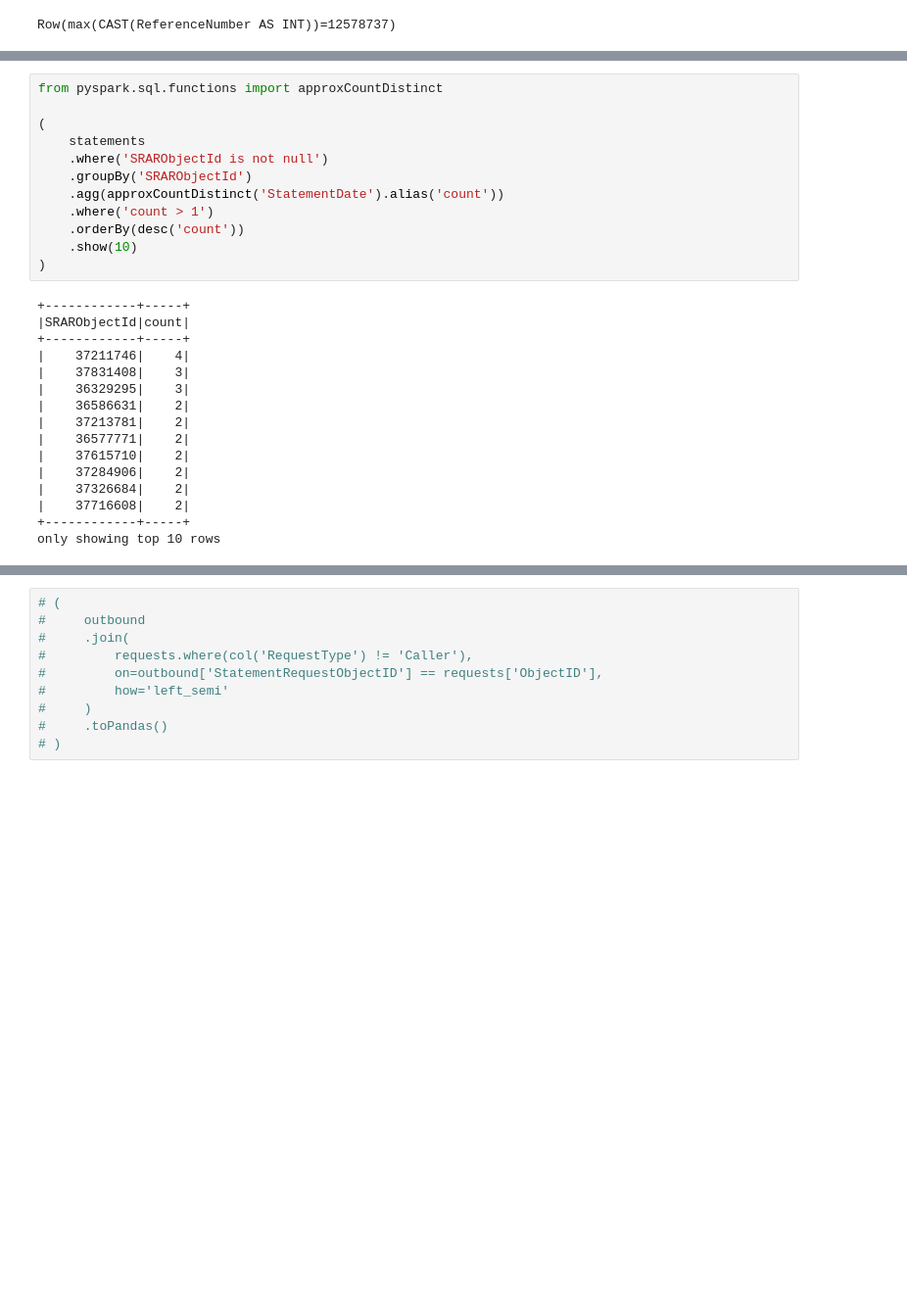
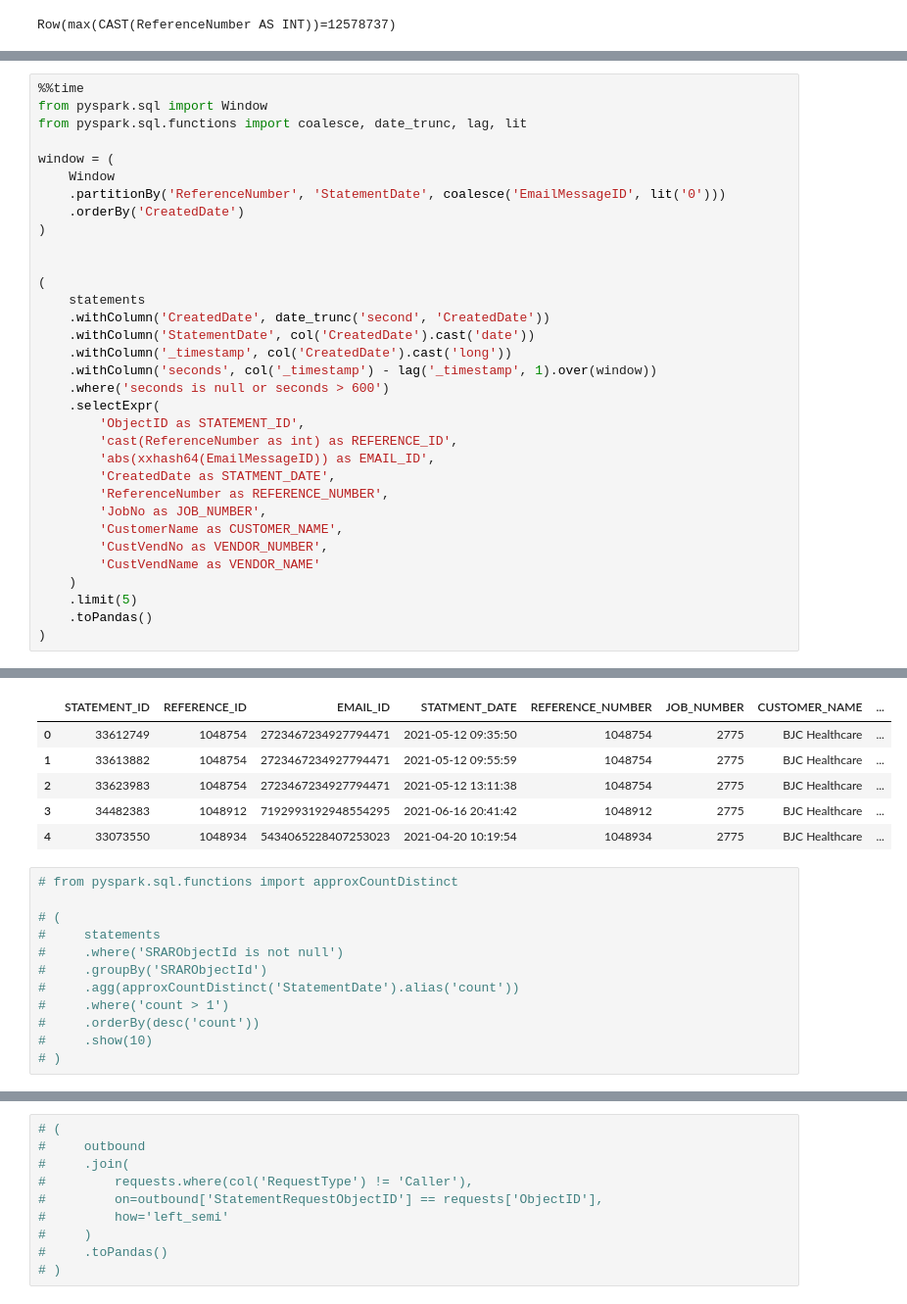
Before and after one commit to cpassorelli/call-reports, a Jupyter notebook: ipython/prepare-activities.ipynb, the cells around one changed output, grey strips where cells are left out. Shown at 98% size. Cells and saved outputs as stored; diff of their text form; blank space fills up the shorter version.

Commit message:
statements

```diff
--- a/ipython/prepare-activities.ipynb
+++ b/ipython/prepare-activities.ipynb
@@ -850,0 +782,34 @@ window = (
+# %%
+%%time
+from pyspark.sql import Window
+from pyspark.sql.functions import coalesce, date_trunc, lag, lit
+
+window = (
+    Window
+    .partitionBy('ReferenceNumber', 'StatementDate', coalesce('EmailMessageID', lit('0')))
+    .orderBy('CreatedDate')
+)
+
+
+(
+    statements
+    .withColumn('CreatedDate', date_trunc('second', 'CreatedDate'))
+    .withColumn('StatementDate', col('CreatedDate').cast('date'))
+    .withColumn('_timestamp', col('CreatedDate').cast('long'))
+    .withColumn('seconds', col('_timestamp') - lag('_timestamp', 1).over(window))
+    .where('seconds is null or seconds > 600')
+    .selectExpr(
+        'ObjectID as STATEMENT_ID',
+        'cast(ReferenceNumber as int) as REFERENCE_ID',
+        'abs(xxhash64(EmailMessageID)) as EMAIL_ID',
+        'CreatedDate as STATMENT_DATE',
+        'ReferenceNumber as REFERENCE_NUMBER',
+        'JobNo as JOB_NUMBER',
+        'CustomerName as CUSTOMER_NAME',
+        'CustVendNo as VENDOR_NUMBER',
+        'CustVendName as VENDOR_NAME'
+    )
+    .limit(5)
+    .toPandas()
+)
+# %% [output]
@@ -851,31 +818,21 @@ window = (
+|  | STATEMENT_ID | REFERENCE_ID | EMAIL_ID | STATMENT_DATE | REFERENCE_NUMBER | JOB_NUMBER | CUSTOMER_NAME | ... |
+| 0 | 33612749 | 1048754 | 2723467234927794471 | 2021-05-12 09:35:50 | 1048754 | 2775 | BJC Healthcare | ... |
+| 1 | 33613882 | 1048754 | 2723467234927794471 | 2021-05-12 09:55:59 | 1048754 | 2775 | BJC Healthcare | ... |
+| 2 | 33623983 | 1048754 | 2723467234927794471 | 2021-05-12 13:11:38 | 1048754 | 2775 | BJC Healthcare | ... |
+| 3 | 34482383 | 1048912 | 7192993192948554295 | 2021-06-16 20:41:42 | 1048912 | 2775 | BJC Healthcare | ... |
+| 4 | 33073550 | 1048934 | 5434065228407253023 | 2021-04-20 10:19:54 | 1048934 | 2775 | BJC Healthcare | ... |
 # %%
-from pyspark.sql.functions import approxCountDistinct
+# from pyspark.sql.functions import approxCountDistinct
 
-(
-    statements
-    .where('SRARObjectId is not null')
-    .groupBy('SRARObjectId')
-    .agg(approxCountDistinct('StatementDate').alias('count'))
-    .where('count > 1')
-    .orderBy(desc('count'))
-    .show(10)
-)
+# (
+#     statements
+#     .where('SRARObjectId is not null')
+#     .groupBy('SRARObjectId')
+#     .agg(approxCountDistinct('StatementDate').alias('count'))
+#     .where('count > 1')
+#     .orderBy(desc('count'))
+#     .show(10)
+# )
-# %% [output]
-+------------+-----+
-|SRARObjectId|count|
-+------------+-----+
-|    37211746|    4|
-|    37831408|    3|
-|    36329295|    3|
-|    36586631|    2|
-|    37213781|    2|
-|    36577771|    2|
-|    37615710|    2|
-|    37284906|    2|
-|    37326684|    2|
-|    37716608|    2|
-+------------+-----+
-only showing top 10 rows
 # %%
 # statementColumns = [column for column in statements.columns if column in columns]
 # statements.select(*statementColumns).limit(5).toPandas()
```
Also changed, not shown: parts of 9 cells of this notebook.
